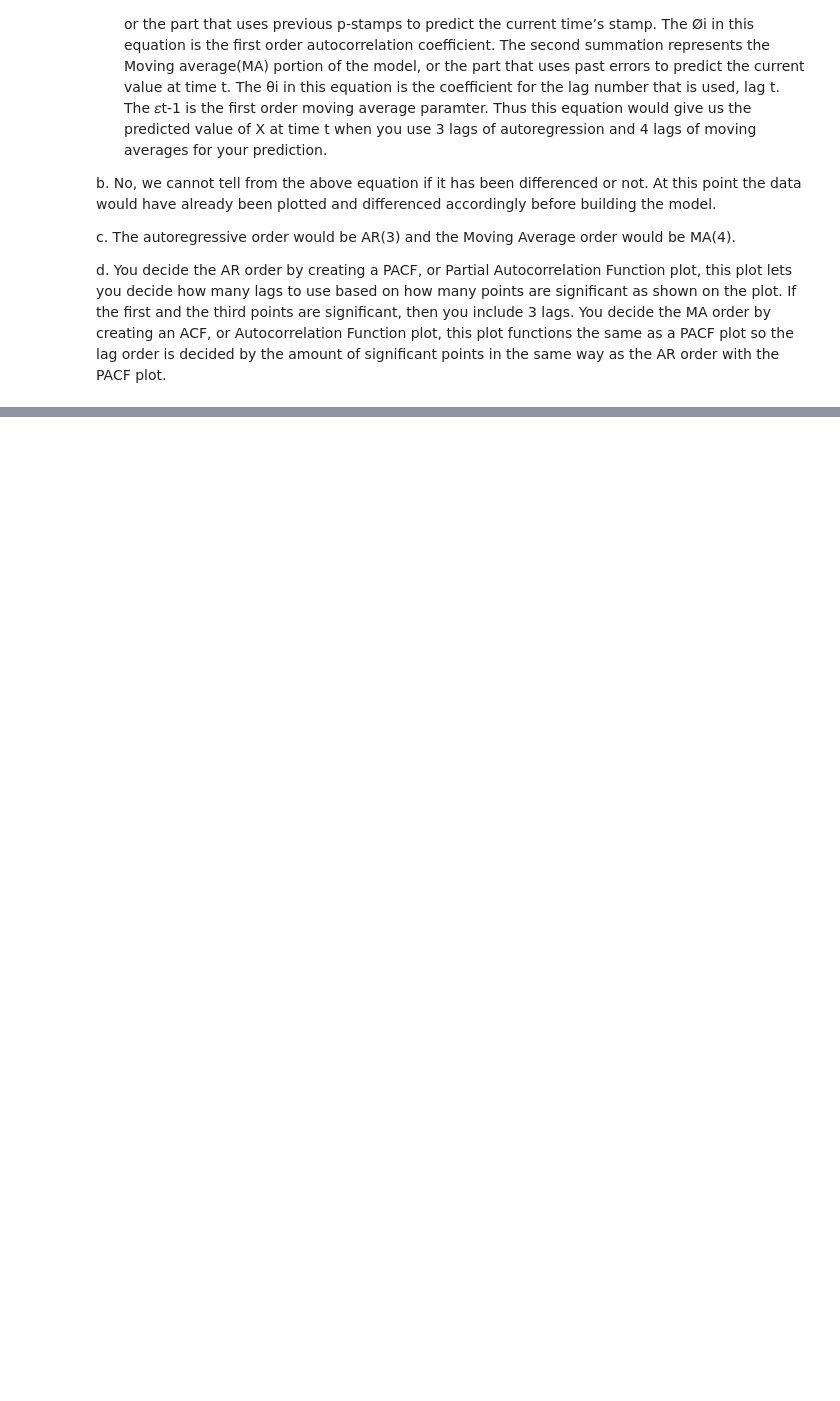
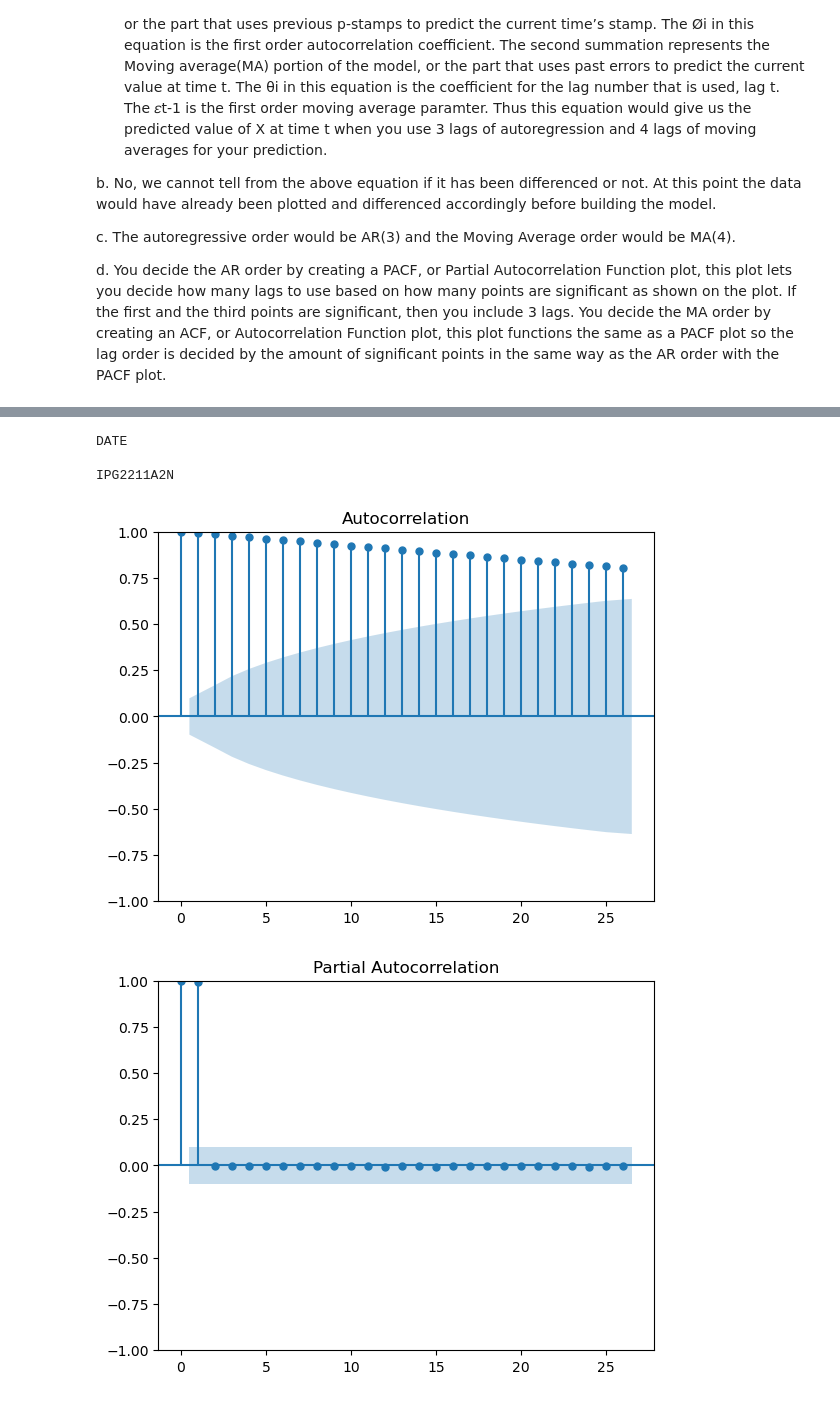
Before and after one commit to ccgurek/DATA-300-Statistical-Machine-Learning-Fall-2023-, a Jupyter notebook: Data 300 Homework 2 Gurek.ipynb, the cells around one changed output, grey strips where cells are left out. Saved outputs shown, nothing was run; the diff lists cells and outputs as text; code cells hidden in the pictures; blank space fills up the shorter version.

```diff
--- a/Data 300 Homework 2 Gurek.ipynb
+++ b/Data 300 Homework 2 Gurek.ipynb
@@ -38,0 +221,14 @@ electric_production
+# %%
+def acf_pacf (series)-> plt.plot:
+    return plot_acf(series), plot_pacf(series)
+# %%
+for i in ep.columns:
+    print(i)
+    acf_pacf(ep[i])
+    print()
+# %% [output]
+DATE
+
+IPG2211A2N
+[figure, added]
+[figure, added]
```
Also changed, not shown: parts of 28 cells of this notebook.
